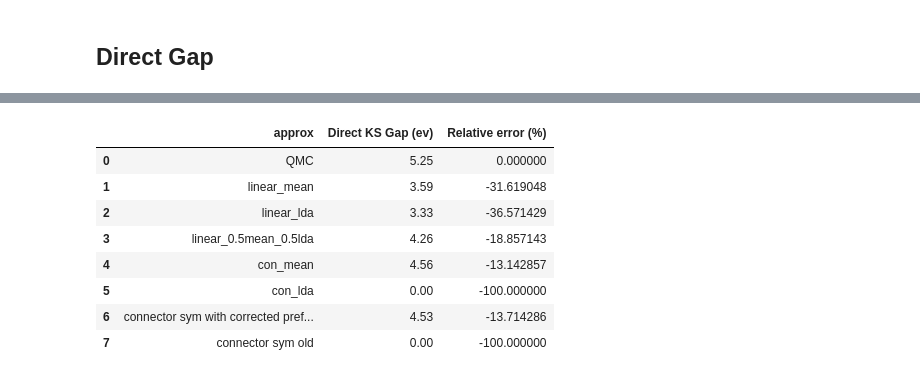
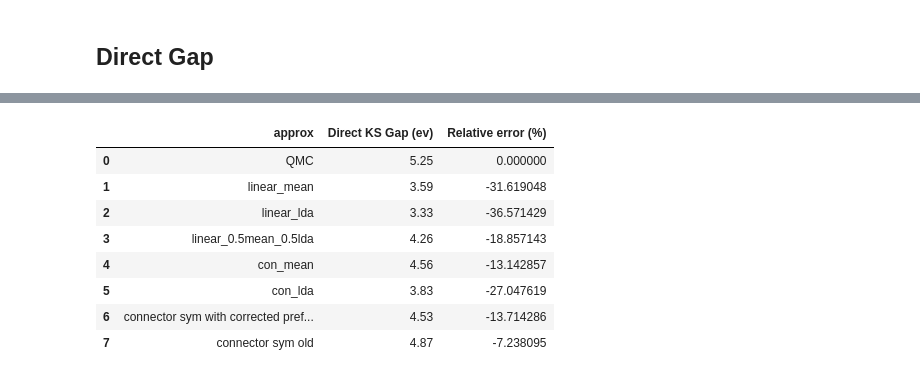
Before and after one commit to aouinaayoub/connector, a Jupyter notebook: fxc_connector.ipynb, the cells around one changed output, grey strips where cells are left out. Saved outputs shown, nothing was run; the diff lists cells and outputs as text; code cells hidden in the pictures.

```diff
--- a/fxc_connector.ipynb
+++ b/fxc_connector.ipynb
@@ -348,19 +376,19 @@ _,_,_,_,_,_=get_data_from_npz_nacl("nacl_consym.npz", it=-1)
 # %%
 nacl_direct_gaps_data = pd.DataFrame()
 nacl_direct_gaps_data["approx"] = ["QMC", "linear_mean", "linear_lda","linear_0.5mean_0.5lda",
                                  "con_mean", "con_lda","connector sym with corrected prefactor",
                                  "connector sym old"]
-nacl_direct_gaps_data[" Direct KS Gap (ev)"]= [5.25,3.59,3.33,4.26, 4.56,0,4.53,0]
+nacl_direct_gaps_data[" Direct KS Gap (ev)"]= [5.25,3.59,3.33,4.26, 4.56,3.83,4.53,4.87]
 
 nacl_direct_gaps_data["Relative error (%)"] = 100*(nacl_direct_gaps_data[" Direct KS Gap (ev)"]-nacl_direct_gaps_data[" Direct KS Gap (ev)"][0])/nacl_direct_gaps_data[" Direct KS Gap (ev)"][0]
 nacl_direct_gaps_data
 # %% [output]
 |  | approx | Direct KS Gap (ev) | Relative error (%) |
 | 0 | QMC | 5.25 | 0.000000 |
 | 1 | linear_mean | 3.59 | -31.619048 |
 | 2 | linear_lda | 3.33 | -36.571429 |
 | 3 | linear_0.5mean_0.5lda | 4.26 | -18.857143 |
 | 4 | con_mean | 4.56 | -13.142857 |
-| 5 | con_lda | 0.00 | -100.000000 |
+| 5 | con_lda | 3.83 | -27.047619 |
 | 6 | connector sym with corrected pref... | 4.53 | -13.714286 |
-| 7 | connector sym old | 0.00 | -100.000000 |
+| 7 | connector sym old | 4.87 | -7.238095 |
```
Also changed, not shown: parts of 3 cells of this notebook.
